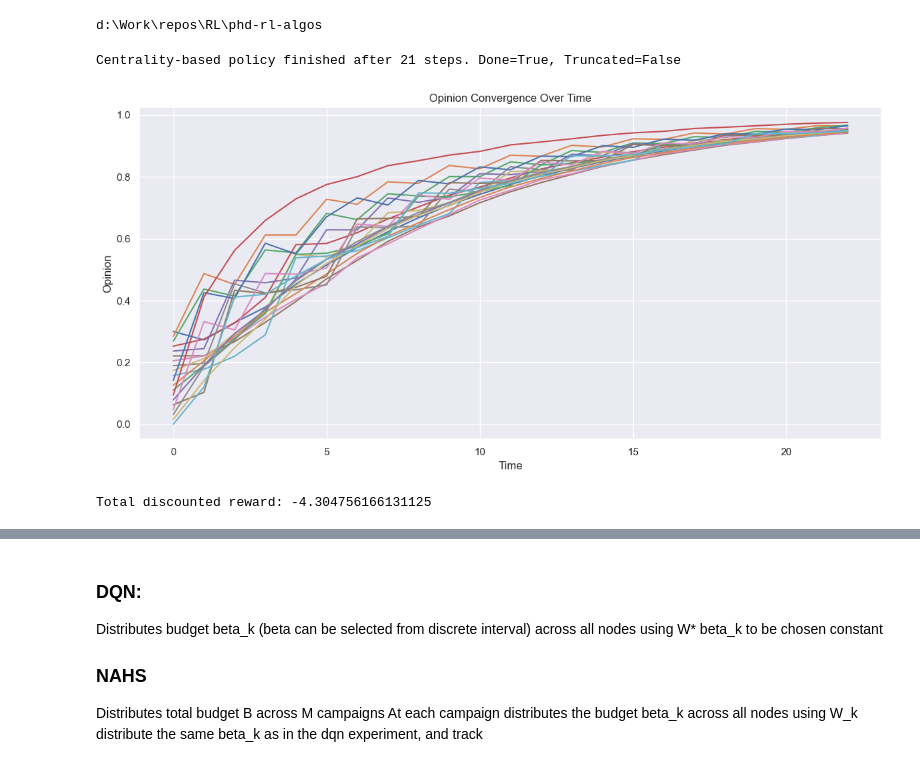
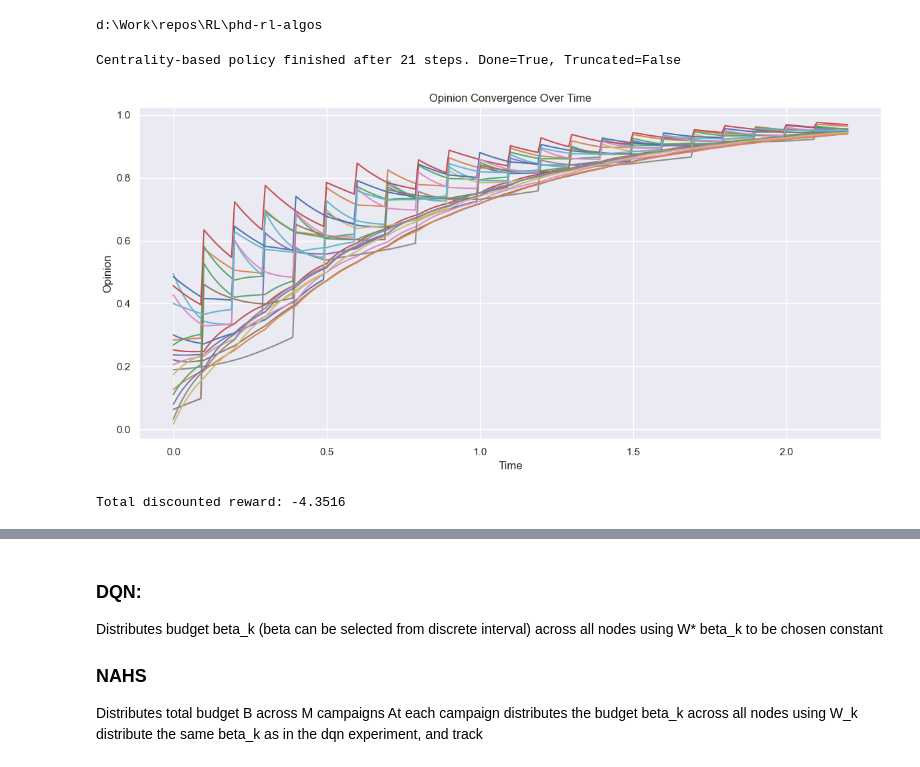
Before and after one commit to mariusdgm/phd-rl-algos, a Jupyter notebook: dqn/opinion_dynamics/experiments/baseline_dp_od.ipynb, the cells around one changed output, grey strips where cells are left out. Cells and saved outputs as stored; diff of their text form; code cells hidden in the pictures.

```diff
--- a/dqn/opinion_dynamics/experiments/baseline_dp_od.ipynb
+++ b/dqn/opinion_dynamics/experiments/baseline_dp_od.ipynb
@@ -145,60 +144,75 @@ def run_centrality_policy(env, available_budget, step_duration, max_steps=1000):
         max_steps (int): Maximum number of steps to run.
 
     Returns:
-        opinions_over_time (np.ndarray): Array of opinions over time (steps, agents).
+        opinions_over_time (np.ndarray): Array of opinions over time (steps+1, agents).
         time_points (np.ndarray): Array of time points.
         rewards_over_time (np.ndarray): Rewards collected at each step.
+        actions_over_time (List[np.ndarray]): List of actions taken at each step.
     """
     time_points = []
     rewards_over_time = []
+    actions_over_time = []
     current_time = 0.0
 
     state, _ = env.reset()
-    opinions_over_time = [state]
+    opinions_over_time = [state.copy()]
 
     for step in range(max_steps):
         # Compute dynamic action based on centralities and current state
         action, controlled_nodes = centrality_based_continuous_control(env, available_budget)
+        actions_over_time.append(action.copy())
 
         next_state, reward, done, truncated, _ = env.step(action, step_duration)
 
         opinions_over_time.append(next_state.copy())
         rewards_over_time.append(reward)
         time_points.append(current_time)
 
         current_time += step_duration
         state = next_state
 
         if done or truncated:
             print(f"Centrality-based policy finished after {step} steps. Done={done}, Truncated={truncated}")
             break
 
-    return np.array(opinions_over_time), np.array(time_points), np.array(rewards_over_time)
+    return (
+        np.array(opinions_over_time),
+        np.array(time_points),
+        np.array(rewards_over_time),
+        actions_over_time,
+    )
 
 
+
+# --- Parameters ---
 num_steps = 100
-nx = 2
 gamma = 0.9
-
-env = build_environment()
 available_budget = 2
 
-opinions_over_time, time_points, rewards = run_centrality_policy(
+# --- Build env ---
+env = build_environment()
+
+# --- Run policy ---
+opinions_over_time, time_points, rewards, actions = run_centrality_policy(
     env,
     available_budget=available_budget,
     step_duration=env.tau,
     max_steps=num_steps
 )
 
-plot_opinions_over_time(opinions_over_time)
+# --- Interpolate dynamics ---
+interpolated_opinions, interpolated_times = interpolate_opinion_trajectory(
+    env, opinions_over_time, actions, n_substeps=10
+)
 
-total_value = 0
-for i, r in enumerate(rewards):
-    total_value += (gamma ** i) * r
+# --- Plot interpolated opinions ---
+plot_opinions_over_time(interpolated_opinions, time_points=interpolated_times)
 
-print(f"Total discounted reward: {total_value}")
+# --- Discounted reward ---
+total_value = sum((gamma ** i) * r for i, r in enumerate(rewards))
+print(f"Total discounted reward: {total_value:.4f}")
 # %% [output]
 Centrality-based policy finished after 21 steps. Done=True, Truncated=False
-[figure, old version]
+[figure, new version]
-Total discounted reward: -4.304756166131125
+Total discounted reward: -4.3516
 # %%
```
Also changed, not shown: parts of 10 cells of this notebook, 3 other files.
